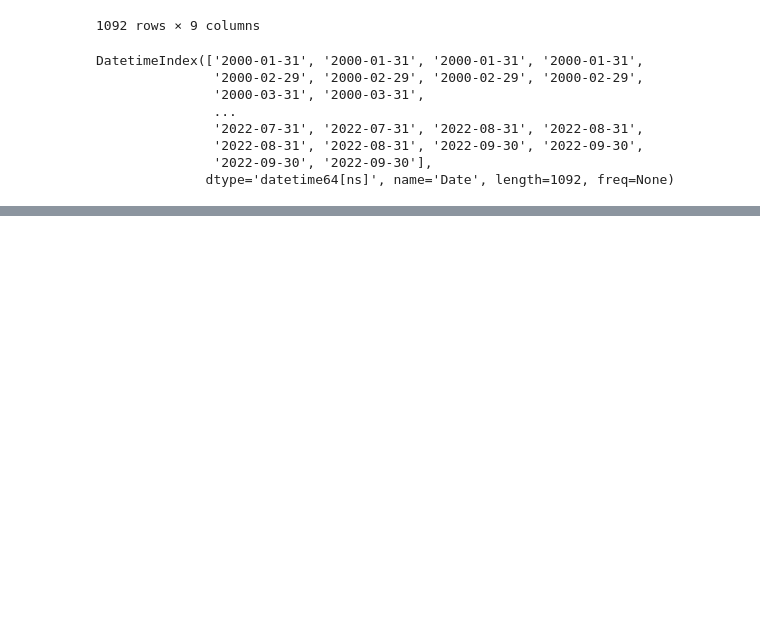
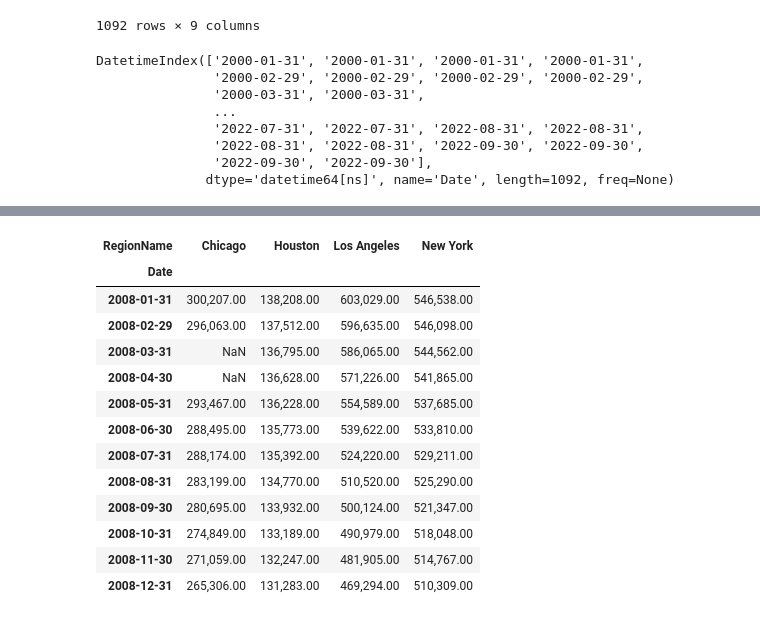
Before and after one commit to Beagan19/-Core--Preparing-Time-Series-from-Wide-Form-Data, a Jupyter notebook: (Core) Preparing Time Series from Wide-Form Data.ipynb, the cells around one changed output, grey strips where cells are left out. Drawn from its saved outputs; the diff is of its cells as text; code cells hidden in the pictures; blank space fills up the shorter version.

```diff
--- a/(Core) Preparing Time Series from Wide-Form Data.ipynb
+++ b/(Core) Preparing Time Series from Wide-Form Data.ipynb
@@ -175,0 +232,18 @@ ts_MS.head()
+# %%
+home_2008 = ts_unstacked.loc['2008']
+home_2008
+# %% [output]
+| RegionName | Chicago | Houston | Los Angeles | New York |
+| Date |  |  |  |  |
+| 2008-01-31 | 300,207.00 | 138,208.00 | 603,029.00 | 546,538.00 |
+| 2008-02-29 | 296,063.00 | 137,512.00 | 596,635.00 | 546,098.00 |
+| 2008-03-31 | NaN | 136,795.00 | 586,065.00 | 544,562.00 |
+| 2008-04-30 | NaN | 136,628.00 | 571,226.00 | 541,865.00 |
+| 2008-05-31 | 293,467.00 | 136,228.00 | 554,589.00 | 537,685.00 |
+| 2008-06-30 | 288,495.00 | 135,773.00 | 539,622.00 | 533,810.00 |
+| 2008-07-31 | 288,174.00 | 135,392.00 | 524,220.00 | 529,211.00 |
+| 2008-08-31 | 283,199.00 | 134,770.00 | 510,520.00 | 525,290.00 |
+| 2008-09-30 | 280,695.00 | 133,932.00 | 500,124.00 | 521,347.00 |
+| 2008-10-31 | 274,849.00 | 133,189.00 | 490,979.00 | 518,048.00 |
+| 2008-11-30 | 271,059.00 | 132,247.00 | 481,905.00 | 514,767.00 |
+| 2008-12-31 | 265,306.00 | 131,283.00 | 469,294.00 | 510,309.00 |
```
Also changed, not shown: parts of 6 cells of this notebook.
